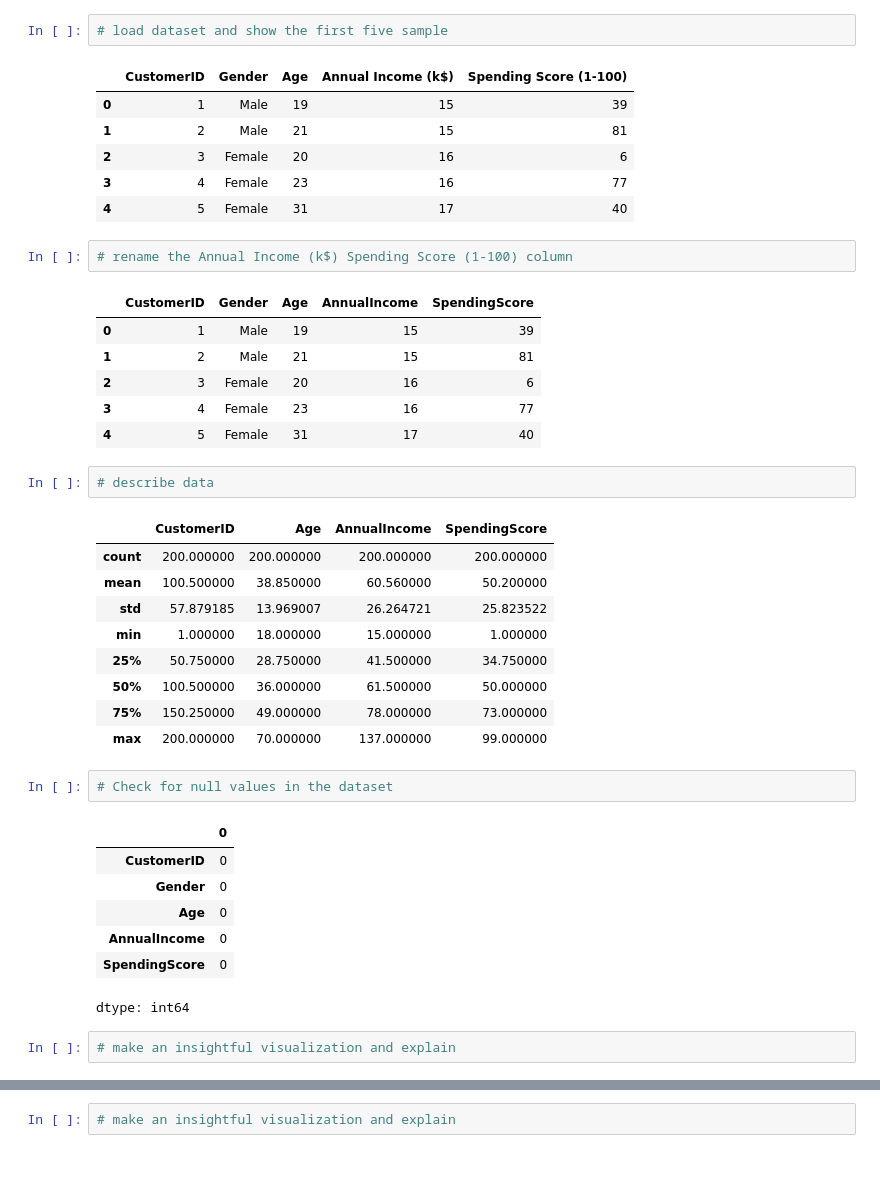
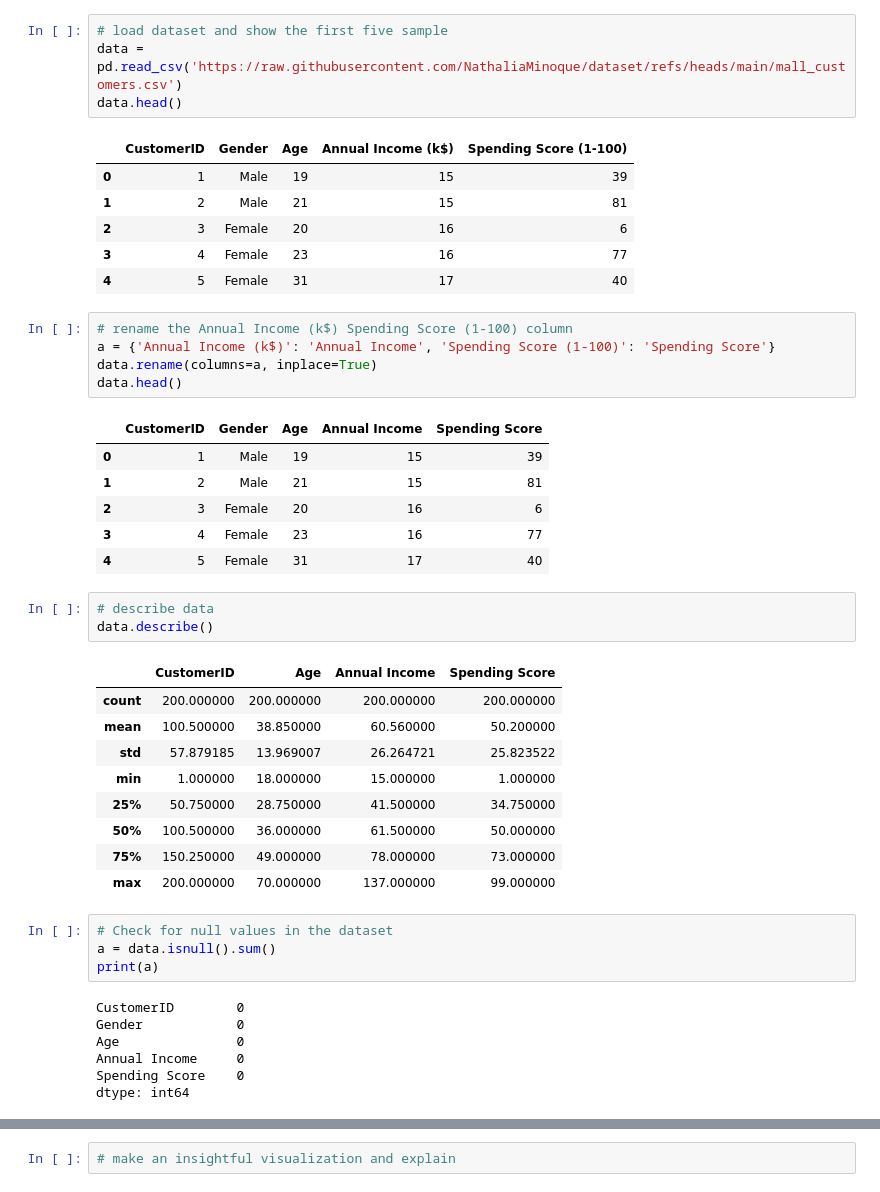
Before and after one commit to Steivann/tugas-data-mining, a Jupyter notebook: [Question]_Exercise_Week_8_KMeans_Clustering.ipynb, the cells around one changed output, grey strips where cells are left out. Drawn from its saved outputs; the diff is of its cells as text; blank space fills up the shorter version.

```diff
--- a/[Question]_Exercise_Week_8_KMeans_Clustering.ipynb
+++ b/[Question]_Exercise_Week_8_KMeans_Clustering.ipynb
@@ -22,6 +25,8 @@ In this exercise we will explore how each clustering algorithm discussed in the
 The dataset that we will use is a customer transaction in a certain mall. In this dataset there will 4 features including Gender, Age, Annual Income, and Spending Score. You can get the dataset from https://raw.githubusercontent.com/NathaliaMinoque/dataset/refs/heads/main/mall_customers.csv
 # %%
 # load dataset and show the first five sample
+data = pd.read_csv('https://raw.githubusercontent.com/NathaliaMinoque/dataset/refs/heads/main/mall_customers.csv')
+data.head()
 # %% [output]
 |  | CustomerID | Gender | Age | Annual Income (k$) | Spending Score (1-100) |
 | 0 | 1 | Male | 19 | 15 | 39 |
@@ -31,8 +36,11 @@ The dataset that we will use is a customer transaction in a certain mall. In thi
 | 4 | 5 | Female | 31 | 17 | 40 |
 # %%
 # rename the Annual Income (k$)	Spending Score (1-100) column
+a = {'Annual Income (k$)': 'Annual Income', 'Spending Score (1-100)': 'Spending Score'}
+data.rename(columns=a, inplace=True)
+data.head()
 # %% [output]
-|  | CustomerID | Gender | Age | AnnualIncome | SpendingScore |
+|  | CustomerID | Gender | Age | Annual Income | Spending Score |
 | 0 | 1 | Male | 19 | 15 | 39 |
 | 1 | 2 | Male | 21 | 15 | 81 |
 | 2 | 3 | Female | 20 | 16 | 6 |
@@ -40,8 +48,9 @@ The dataset that we will use is a customer transaction in a certain mall. In thi
 | 4 | 5 | Female | 31 | 17 | 40 |
 # %%
 # describe data
+data.describe()
 # %% [output]
-|  | CustomerID | Age | AnnualIncome | SpendingScore |
+|  | CustomerID | Age | Annual Income | Spending Score |
 | count | 200.000000 | 200.000000 | 200.000000 | 200.000000 |
 | mean | 100.500000 | 38.850000 | 60.560000 | 50.200000 |
 | std | 57.879185 | 13.969007 | 26.264721 | 25.823522 |
@@ -52,13 +61,12 @@ The dataset that we will use is a customer transaction in a certain mall. In thi
 | max | 200.000000 | 70.000000 | 137.000000 | 99.000000 |
 # %%
 # Check for null values in the dataset
+a = data.isnull().sum()
+print(a)
 # %% [output]
-|  | 0 |
-| CustomerID | 0 |
-| Gender | 0 |
-| Age | 0 |
-| AnnualIncome | 0 |
-| SpendingScore | 0 |
+CustomerID        0
+Gender            0
+Age               0
+Annual Income     0
+Spending Score    0
 dtype: int64
-# %%
-# make an insightful visualization and explain
```
Also changed, not shown: parts of 24 cells of this notebook.
